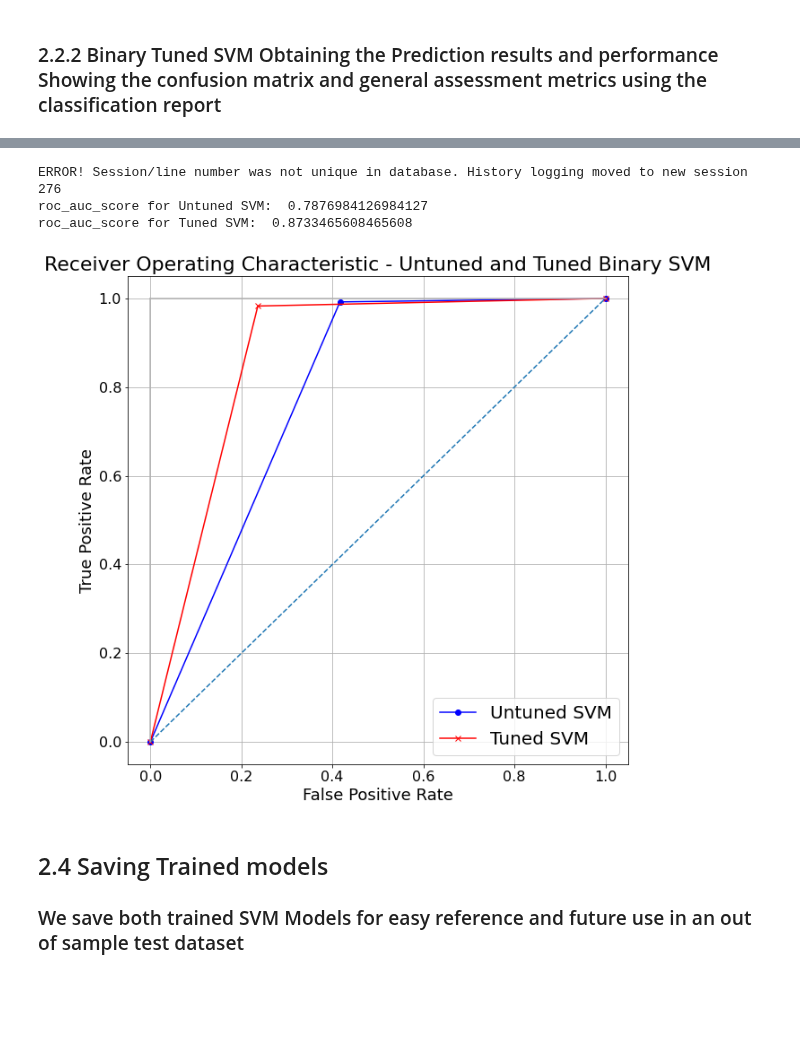
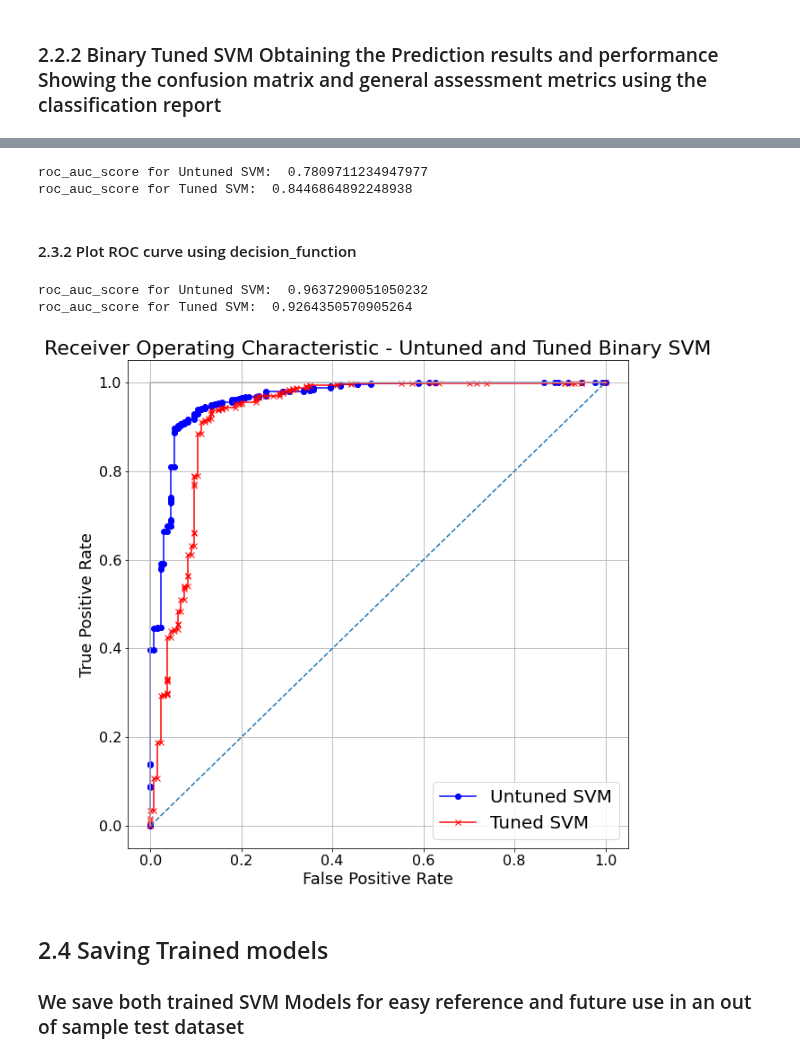
Before and after one commit to Trinity-Actual/AMLS_21-22_SN17081058, a Jupyter notebook: Binary-Task-SVM.ipynb, the cells around one changed output, grey strips where cells are left out. Drawn from its saved outputs; the diff is of its cells as text; code cells hidden in the pictures; blank space fills up the shorter version.

```diff
--- a/Binary-Task-SVM.ipynb
+++ b/Binary-Task-SVM.ipynb
@@ -108,15 +139,16 @@ The confusion matrix is:
 # %%
 #Using SVM but this time with gridsearch to tune hyperparameter
 
-#Define the parameter ranges
+#Define the parameter values we want to be tested
 #We test various values of:
 # C
 # gamma
 # Type of Kernel to use
+# The values are arranged in logarithmic increments
 param_grid = {
     'C': [0.1, 1, 10, 100, 1000],
     'gamma': [1, 0.1, 0.01, 0.001, 0.0001],
-    'kernel': ['rbf','sigmoid','linear']
+    'kernel': ['rbf','sigmoid']
 }
 # %%
 #Calls Tuned_SVM_train from "functions.ipynb" to conduct training and tuning of SVM model using gridsearch
@@ -124,7 +156,7 @@ param_grid = {
 
 #Function prints the resultant best hyperparameters found and new details of the model
 #Returns the tuned model
-Binary_SVM_Tuned = Tuned_SVM_train(param_grid, 10, xTrain_PCA, yTrain, False)
+Binary_SVM_Tuned = Tuned_SVM_train(param_grid, 10, xTrain_PCA, yTrain, True)
 
-#est time = 5mins
+#est time on last run = 16mins
 # %% [output]
@@ -162,0 +196,23 @@ The confusion matrix is:
+# %%
+#Directly calculating AUC metric for comparison between tuned and untuned binary SVM from the discrete predictions given by SVM model
+#roc_curve returns the FPR, TPR and threshold values which are also used for plotting the ROC curve
+
+#Untuned SVM
+Untuned_TNR = 762 / (762 + 58) #True negative rate for untuned SVM based on confusion matrix
+FPR_Base_SVM, TPR_Base_SVM, Base_SVM_thres = roc_curve(yTest, Binary_SVM_untuned_pred)
+print("The following are the metrics for unTuned SVM:")
+print("The True Positive Rate: ", print(TPR_Base_SVM))
+print("True Negative Rate: ", Untuned_TNR)
+print('The AUC score for Untuned SVM: ', roc_auc_score(yTest, Binary_SVM_untuned_pred))
+print("")
+
+#Tuned SVM
+Tuned_TNR = 751 / (751 + 39) #True negative rate for tuned SVM based on confusion matrix
+FPR_Tuned_SVM, TPR_Tuned_SVM, Tuned_SVM_thres = roc_curve(yTest, Binary_SVM_Tuned_pred)
+print("The following are the metrics for Tuned SVM:")
+print("The True Positive Rate: ", print(TPR_Tuned_SVM))
+print("True Negative Rate: ", Tuned_TNR)
+print('The AUC score for Tuned SVM: ', roc_auc_score(yTest, Binary_SVM_Tuned_pred))
+# %% [output]
+roc_auc_score for Untuned SVM:  0.7809711234947977
+roc_auc_score for Tuned SVM:  0.8446864892248938
@@ -163,49 +246,53 @@ The confusion matrix is:
+# %% [markdown]
+#### 2.3.2 Plot ROC curve using decision_function
 # %%
 #Using roc_curve method we obtain the various values pertinent to assessing accuracy for models, we take for both the Untuned and Tuned SVM model predictions
 #Following which we also print the area under the ROC curve metric AUC. The higher the value the better the model
 
-#Untuned SVM
-FPR_Base_SVM, TPR_Base_SVM, Base_SVM_thres = roc_curve(yTest, Binary_SVM_untuned_pred)
-print('roc_auc_score for Untuned SVM: ', roc_auc_score(yTest, Binary_SVM_untuned_pred))
-
-
-#Tuned SVM
-FPR_Tuned_SVM, TPR_Tuned_SVM_SVM, Tuned_SVM_SVM_thres = roc_curve(yTest, Binary_SVM_Tuned_pred)
-print('roc_auc_score for Tuned SVM: ', roc_auc_score(yTest, Binary_SVM_Tuned_pred))
+#We use predict_proba to obtain probabilities of the output class label for ROC curve plotting for TPR vs FPR
+Binary_SVM_untuned_pred_proba = binary_SVM_untuned.decision_function(xTest_transformed)
+Binary_SVM_Tuned_pred_proba = Binary_SVM_Tuned.decision_function(xTest_transformed)
-# %% [output]
-ERROR! Session/line number was not unique in database. History logging moved to new session 276
-roc_auc_score for Untuned SVM:  0.7876984126984127
-roc_auc_score for Tuned SVM:  0.8733465608465608
+# %%
+#Untuned SVM using decision function to get estimated class probabilities
+FPR_Base_SVM_prob, TPR_Base_SVM_prob, Base_SVM_thres_prob = roc_curve(yTest, Binary_SVM_untuned_pred_proba)
+print('roc_auc_score for Untuned SVM: ', roc_auc_score(yTest, Binary_SVM_untuned_pred_proba))
+
+#Tuned SVM using decision function to get estimated class probabilities
+FPR_Tuned_SVM_prob, TPR_Tuned_SVM_prob, Tuned_SVM_thres_prob = roc_curve(yTest, Binary_SVM_Tuned_pred_proba)
+print('roc_auc_score for Tuned SVM: ', roc_auc_score(yTest, Binary_SVM_Tuned_pred_proba))
+# %% [output]
+roc_auc_score for Untuned SVM:  0.9637290051050232
+roc_auc_score for Tuned SVM:  0.9264350570905264
 # %%
 #We can visualise the ROC curve to see the two ROC curves for the untuned and tuned model.
 
 plt.subplots(1, figsize=(10,10))
 plt.grid()
 
 #This plot is the base SVM model
-plt.plot(FPR_Base_SVM, TPR_Base_SVM, linestyle='-', color='b', marker='o', label ="Untuned SVM")
+plt.plot(FPR_Base_SVM_prob, TPR_Base_SVM_prob, linestyle='-', color='b', marker='o', label ="Untuned SVM")
 
 #This plot is our tuned SVM model
-plt.plot(FPR_Tuned_SVM, TPR_Tuned_SVM_SVM, linestyle='-', color='r', marker='x', label ="Tuned SVM")
+plt.plot(FPR_Tuned_SVM_prob, TPR_Tuned_SVM_prob, linestyle='-', color='r', marker='x', label ="Tuned SVM")
 
 #Optimal Model line
 plt.plot([0, 1], ls="--")
 
 #Diagonal Dotted Line
 plt.plot([0, 0], [1, 0] , c=".7"), plt.plot([1, 1] , c=".7")
 
 #Labels for title and axis
 plt.title('Receiver Operating Characteristic - Untuned and Tuned Binary SVM', fontsize=22)
 plt.ylabel('True Positive Rate', fontsize=18)
 plt.xlabel('False Positive Rate', fontsize=18)
 plt.yticks(fontsize=16)
 plt.xticks(fontsize=16)
 plt.legend(fontsize=20)
 
 #Saves plot to be used in the report
-plt.savefig('./Plots/ROC_Binary_SVM.jpg', bbox_inches='tight')
+plt.savefig('./Plots/ROC_Binary_SVM_probability.jpg', bbox_inches='tight')
 # %% [output]
-[figure, old version]
+[figure, new version]
 # %% [markdown]
 ## 2.4 Saving Trained models
 ### We save both trained SVM Models for easy reference and future use in an out of sample test dataset
```
Also changed, not shown: parts of 12 cells of this notebook, 3 other files.
